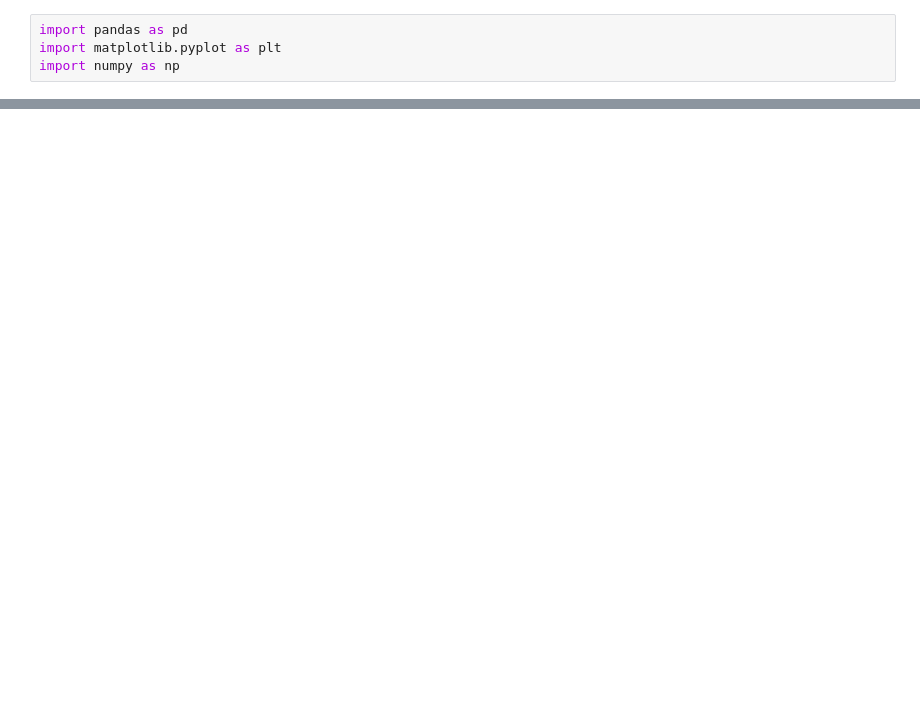
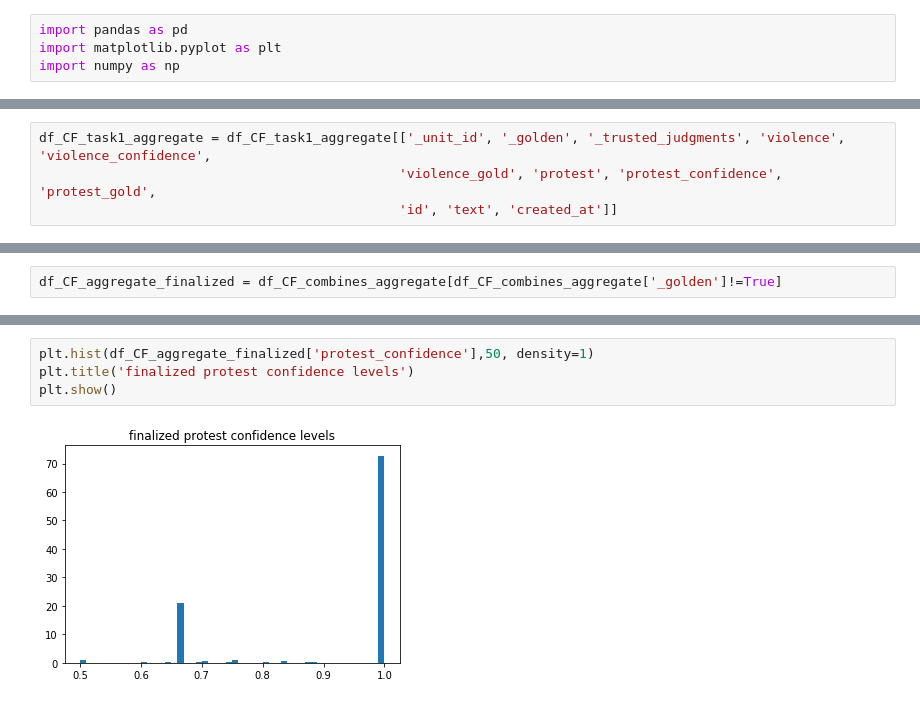
Before and after one commit to efatmae/crowdflower_basic_analytics, a Jupyter notebook: CF_combine_tasks_aggreagte_all_report_20_05_2018_statistics.ipynb, the cells around one changed output, grey strips where cells are left out. Saved outputs shown, nothing was run; the diff lists cells and outputs as text; blank space fills up the shorter version.

```diff
--- a/CF_combine_tasks_aggreagte_all_report_20_05_2018_statistics.ipynb
+++ b/CF_combine_tasks_aggreagte_all_report_20_05_2018_statistics.ipynb
@@ -15,0 +82,4 @@ cf task2 all gudgments 1440
+# %%
+df_CF_task1_aggregate = df_CF_task1_aggregate[['_unit_id', '_golden', '_trusted_judgments', 'violence', 'violence_confidence',
+                                              'violence_gold', 'protest', 'protest_confidence', 'protest_gold',
+                                              'id', 'text', 'created_at']]
@@ -15,0 +116,2 @@ cf task2 all gudgments 1440
+# %%
+df_CF_aggregate_finalized = df_CF_combines_aggregate[df_CF_combines_aggregate['_golden']!=True]
@@ -15,0 +165,6 @@ cf task2 all gudgments 1440
+# %%
+plt.hist(df_CF_aggregate_finalized['protest_confidence'],50, density=1)
+plt.title('finalized protest confidence levels')
+plt.show()
+# %% [output]
+[figure, added]
```
Also changed, not shown: parts of 26 cells of this notebook, 2 other files.
